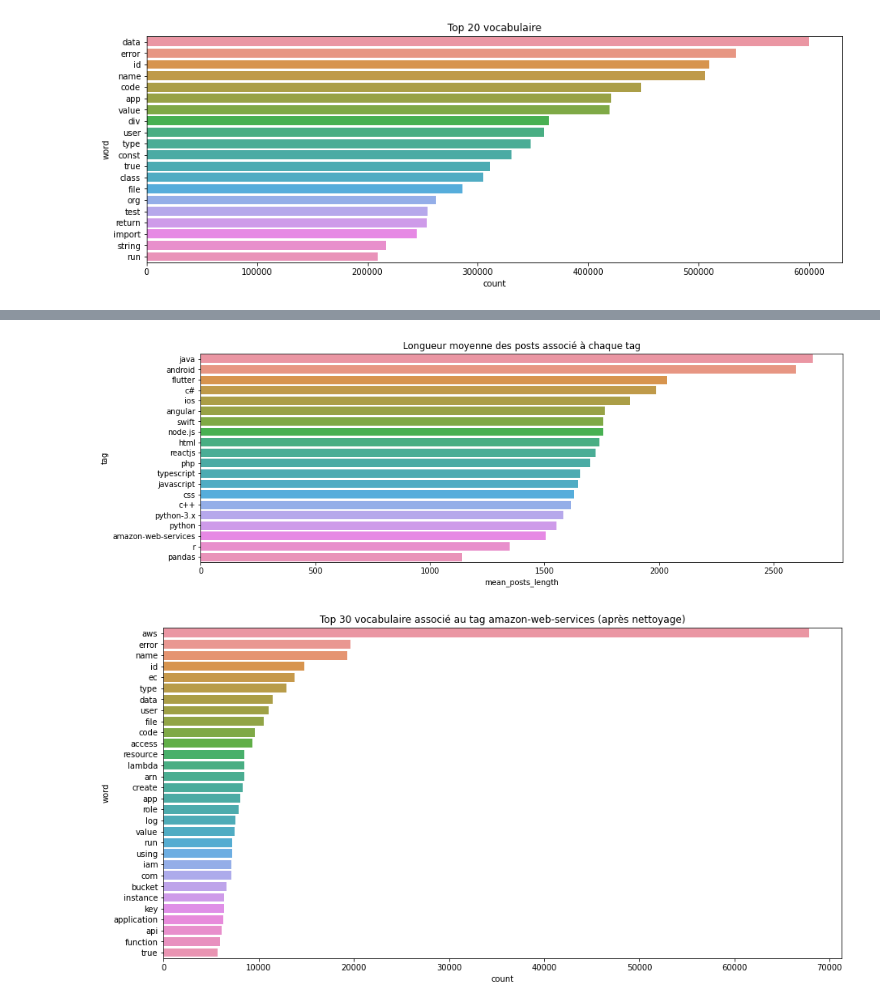
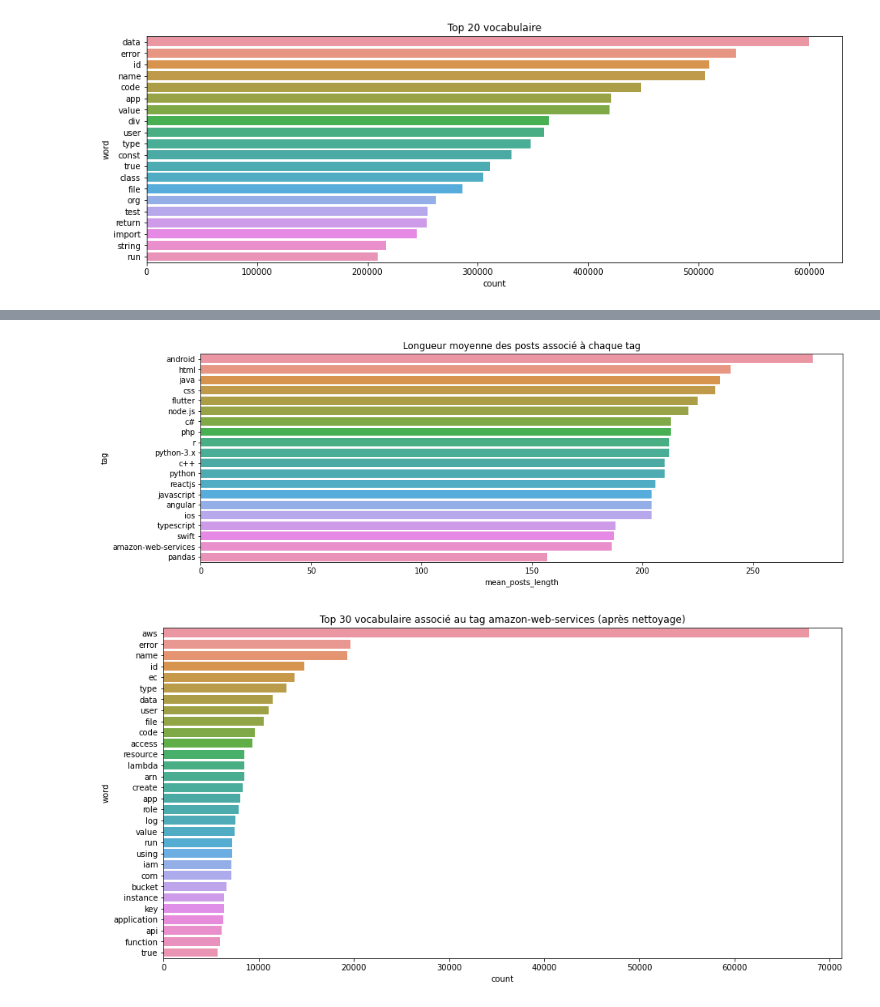
Before and after one commit to felanbi/Projet-OC-Categoriser-automatiquement-des-questions, a Jupyter notebook: P5_01_notebookexploration.ipynb, the cells around one changed output, grey strips where cells are left out. Saved outputs shown, nothing was run; the diff lists cells and outputs as text; code cells hidden in the pictures.

Commit message:
Travail terminé (correction erreur longueurs moyennes des posts par tag)

```diff
--- a/P5_01_notebookexploration.ipynb
+++ b/P5_01_notebookexploration.ipynb
@@ -228,3 +227,6 @@ sns.barplot(data = df_dist,
 plt.show()
 # %% [output]
 [figure]
+# %%
+data = pd.read_pickle("drive/MyDrive/data/data_tokenized_sw_free_v2.pkl")
+data.head()
@@ -230,0 +241,4 @@ plt.show()
+# %%
+df = data.copy()
+df.post = df.post.str.split()
+df.tags = df.tags.map(lambda x: " ".join(x))
@@ -231,33 +255,31 @@ plt.show()
 # %%
 mlb = MultiLabelBinarizer()
-df_tmp_tmp = pd.DataFrame(data = mlb.fit_transform(df.tags.to_list()),
+df_tmp_tmp = pd.DataFrame(data = mlb.fit_transform(data.tags.to_list()),
                           columns = mlb.classes_)
 
 tags = []
 mean_posts_length = []
 
-for tag in mlb.classes_.tolist():
+for tag in mlb.classes_:
     df_tmp = df.copy()
-    df_tmp.loc[:,tag] = df_tmp_tmp[tag].values
-    df_tmp = df_tmp[df_tmp[tag] == 1]
+    df_tmp = df_tmp[df_tmp.tags.str.contains(tag, regex = False)]
 
     tags.append(tag)
     mean_posts_length.append(int(df_tmp.post.map(len).mean()))
 
-    df_tmp.drop(columns = [tag], inplace = True)
 
 df_dist_tmp = pd.DataFrame(data = zip(tags, mean_posts_length),
                            columns = ["tag", "mean_posts_length"])
 df_dist_tmp.sort_values(by = "mean_posts_length", ascending = False, inplace = True)
 
 plt.figure(figsize = (15, 5))
 plt.title(f"Longueur moyenne des posts associé à chaque tag")
 sns.barplot(data = df_dist_tmp,
             y = "tag",
             x = "mean_posts_length")
 plt.show()
 # %% [output]
-[figure, old version]
+[figure, new version]
 # %%
 mlb = MultiLabelBinarizer()
 df_tmp_tmp = pd.DataFrame(data = mlb.fit_transform(df.tags.to_list()),
```
Also changed, not shown: parts of 3 cells of this notebook.
